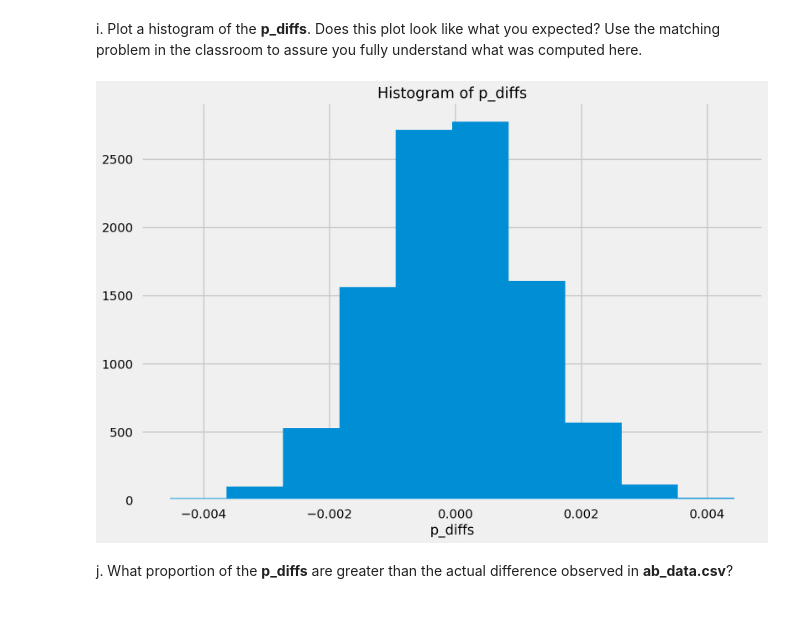
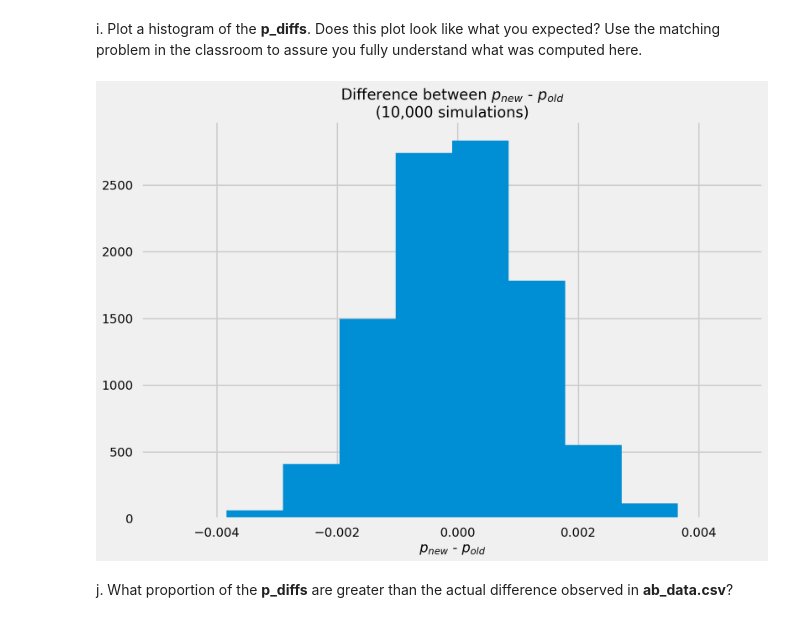
Before and after one commit to kennethn/data-analyst-nanodegree, a Jupyter notebook: 3_Analyze_AB_Test_Results/3_Analyze_AB_Test_Results.ipynb, the cells around one changed output. Drawn from its saved outputs; the diff is of its cells as text; code cells hidden in the pictures.

```diff
--- a/3_Analyze_AB_Test_Results/3_Analyze_AB_Test_Results.ipynb
+++ b/3_Analyze_AB_Test_Results/3_Analyze_AB_Test_Results.ipynb
@@ -169,7 +172,8 @@ df2 = df2.drop_duplicates(subset='user_id', keep='first')
 
 a. What is the probability of an individual converting regardless of the page they receive?
 # %%
-overall_rate = df2.query('converted == 1').user_id.nunique() / df2.user_id.nunique()
+overall_rate = df2.query(
+    'converted == 1').user_id.nunique() / df2.user_id.nunique()
 overall_rate
 # %% [output]
 0.11959708724499628
@@ -267,6 +274,7 @@ n_old
 # %% [markdown]
 e. Simulate $n_{new}$ transactions with a convert rate of $p_{new}$ under the null.  Store these $n_{new}$ 1's and 0's in **new_page_converted**.
 # %%
-new_page_converted = np.random.choice([0, 1], n_new, p=((1 - overall_rate), overall_rate))
+new_page_converted = np.random.choice(
+    [0, 1], n_new, p=((1 - overall_rate), overall_rate))
 new_page_converted
 # %% [output]
@@ -274,6 +282,7 @@ array([0, 0, 0, ..., 0, 0, 1])
 # %% [markdown]
 f. Simulate $n_{old}$ transactions with a convert rate of $p_{old}$ under the null.  Store these $n_{old}$ 1's and 0's in **old_page_converted**.
 # %%
-old_page_converted = np.random.choice([0, 1], n_old, p=((1 - overall_rate), overall_rate))
+old_page_converted = np.random.choice(
+    [0, 1], n_old, p=((1 - overall_rate), overall_rate))
 old_page_converted
 # %% [output]
@@ -301,11 +310,11 @@ p_diffs = np.asarray(p_diffs)
 i. Plot a histogram of the **p_diffs**.  Does this plot look like what you expected?  Use the matching problem in the classroom to assure you fully understand what was computed here.
 # %%
 plt.hist(p_diffs)
-plt.title("Histogram of p_diffs")
-plt.xlabel("p_diffs")
+plt.title("Difference between $p_{new}$ - $p_{old}$\n(10,000 simulations)")
+plt.xlabel("$p_{new}$ - $p_{old}$")
 plt.show()
 # %% [output]
-[figure, old version]
+[figure, new version]
 # %% [markdown]
 j. What proportion of the **p_diffs** are greater than the actual difference observed in **ab_data.csv**?
 # %%
```
Also changed, not shown: parts of 22 cells of this notebook.
